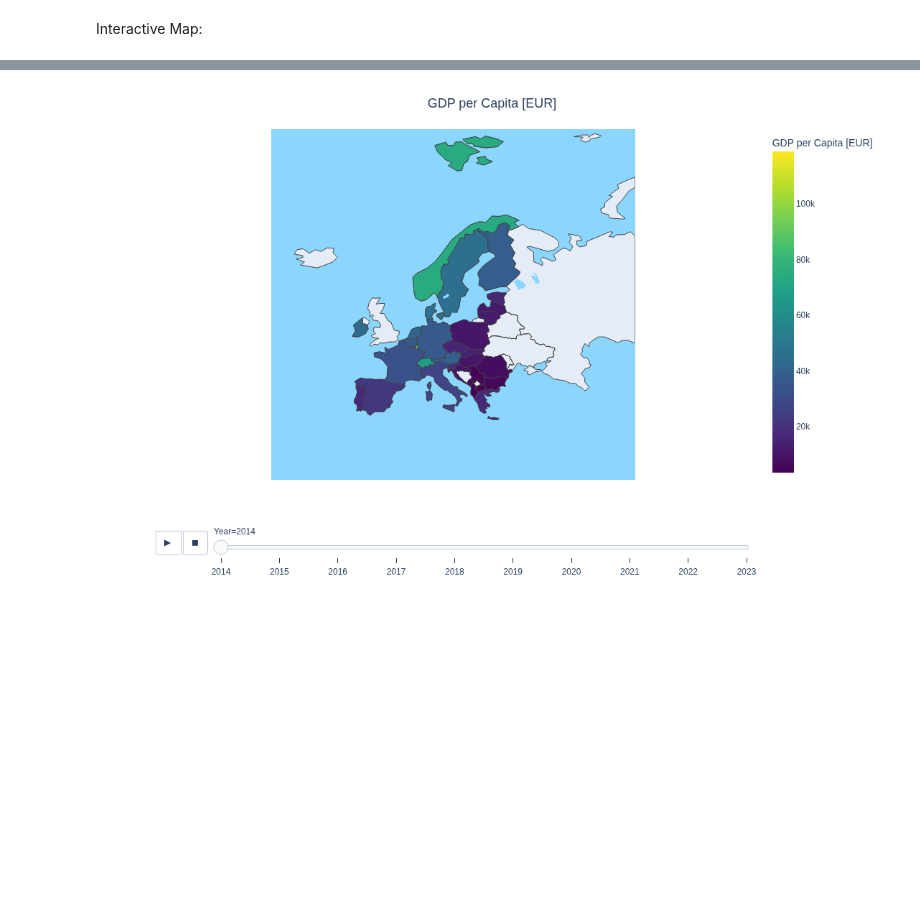
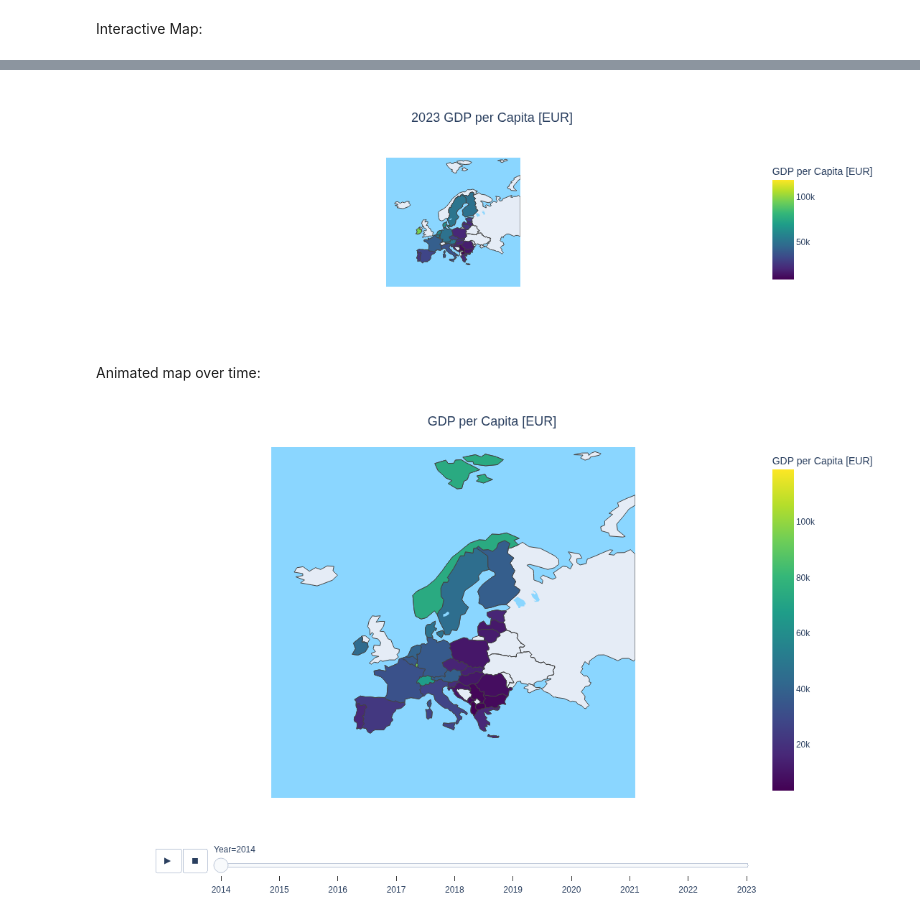
Before and after one commit to schben597/data_science, a Jupyter notebook: eu_gdp/eu_gdp_yearly.ipynb, the cells around one changed output, grey strips where cells are left out. Cells and saved outputs as stored; diff of their text form; code cells hidden in the pictures; blank space fills up the shorter version.

```diff
--- a/eu_gdp/eu_gdp_yearly.ipynb
+++ b/eu_gdp/eu_gdp_yearly.ipynb
@@ -109,3 +109,5 @@ import plotly.express as px
 from plotly.offline import download_plotlyjs, init_notebook_mode, plot, iplot
 # %%
 init_notebook_mode(connected=True)
+# %%
+gdp_2023 = gdp_yearly[gdp_yearly['Year'] == 2023]
@@ -112,3 +123,32 @@ init_notebook_mode(connected=True)
+# %%
+data = dict(type='choropleth',
+           colorscale='viridis',
+           locations = gdp_2023['Country'],
+            locationmode = 'country names',
+            z = gdp_2023['GDP per Capita [EUR]'],
+            text = gdp_2023['Country'],
+            colorbar = {'title': 'GDP per Capita [EUR]'})
+# %%
+layout = dict(title=dict(
+        text='2023 GDP per Capita [EUR]',
+        x=.5,
+        font_size=18,
+        ),
+
+    geo=dict(
+        bgcolor='#8ad6ff',
+        lakecolor='#8ad6ff',
+        projection_type='miller',
+        scope='europe'
+        ))
+# %%
+choromap = go.Figure(data = [data], layout = layout)
+# %%
+iplot(choromap)
+# %% [output]
+[figure, added]
+# %% [markdown]
+Animated map over time:
 # %%
 fig = px.choropleth(gdp_yearly,
     locations='Country',
```
Also changed, not shown: parts of 1 cell of this notebook.
